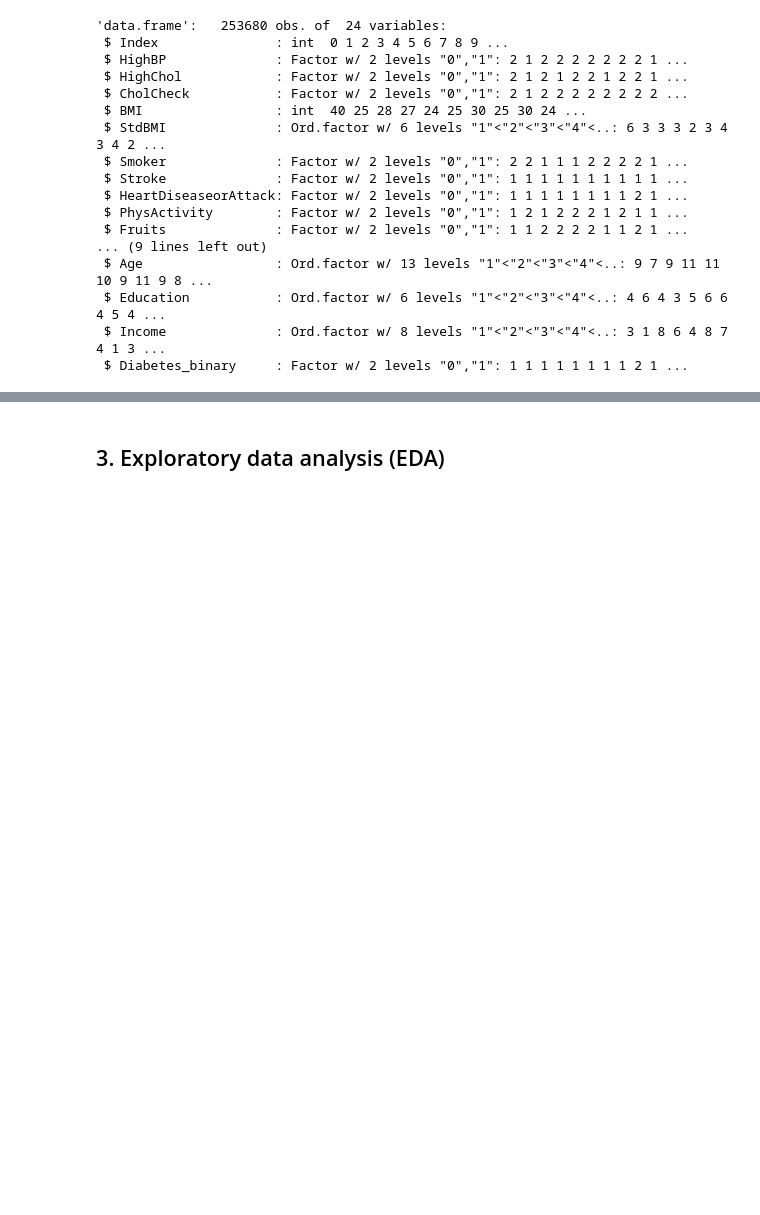
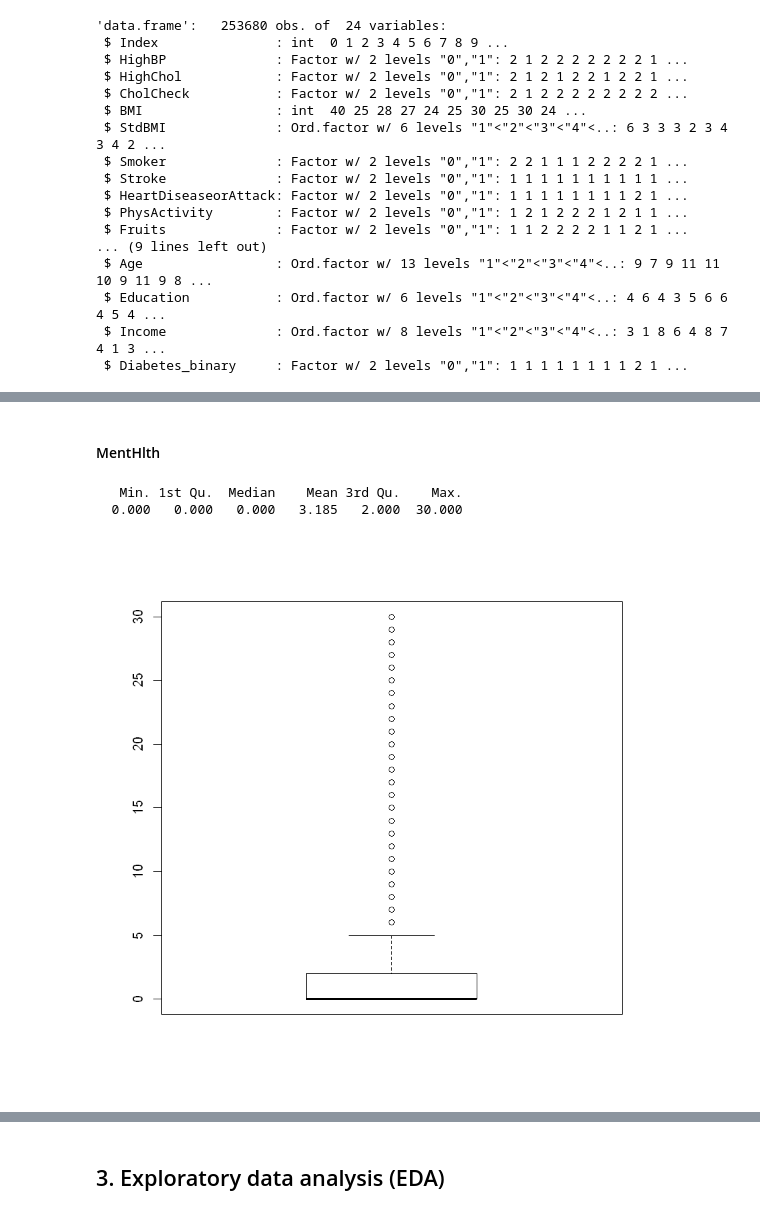
Before and after one commit to DucTrung1802/DS, a Jupyter notebook: GLM_Report/diabetes_analysis.ipynb, the cells around one changed output, grey strips where cells are left out. Drawn from its saved outputs; the diff is of its cells as text; code cells hidden in the pictures; blank space fills up the shorter version.

```diff
--- a/GLM_Report/diabetes_analysis.ipynb
+++ b/GLM_Report/diabetes_analysis.ipynb
@@ -246,7 +246,8 @@ nrow(BMI_outlier_df) / nrow(df) * 100
 # | > 40      | Obesity class III  |      6      |
 
 new_column = rep(0, nrow(df))
-df_std_1 = cbind(df[,1:5], StdBMI = new_column, df[,6:ncol(df)])
+BMI_index = which(colnames(df) == "BMI")
+df_std_1 = cbind(df[,1:BMI_index], StdBMI = new_column, df[,(BMI_index + 1):ncol(df)])
 # %%
 df_std_1
 # %% [output]
@@ -331,0 +353,11 @@ str(df_std_1)
+# %% [markdown]
+#### MentHlth
+# %%
+summary(df_std_1$MentHlth)
+# %% [output]
+   Min. 1st Qu.  Median    Mean 3rd Qu.    Max.
+  0.000   0.000   0.000   3.185   2.000  30.000
+# %%
+boxplot(df_std_1$MentHlth)
+# %% [output]
+[figure, added]
```
Also changed, not shown: parts of 22 cells of this notebook.
